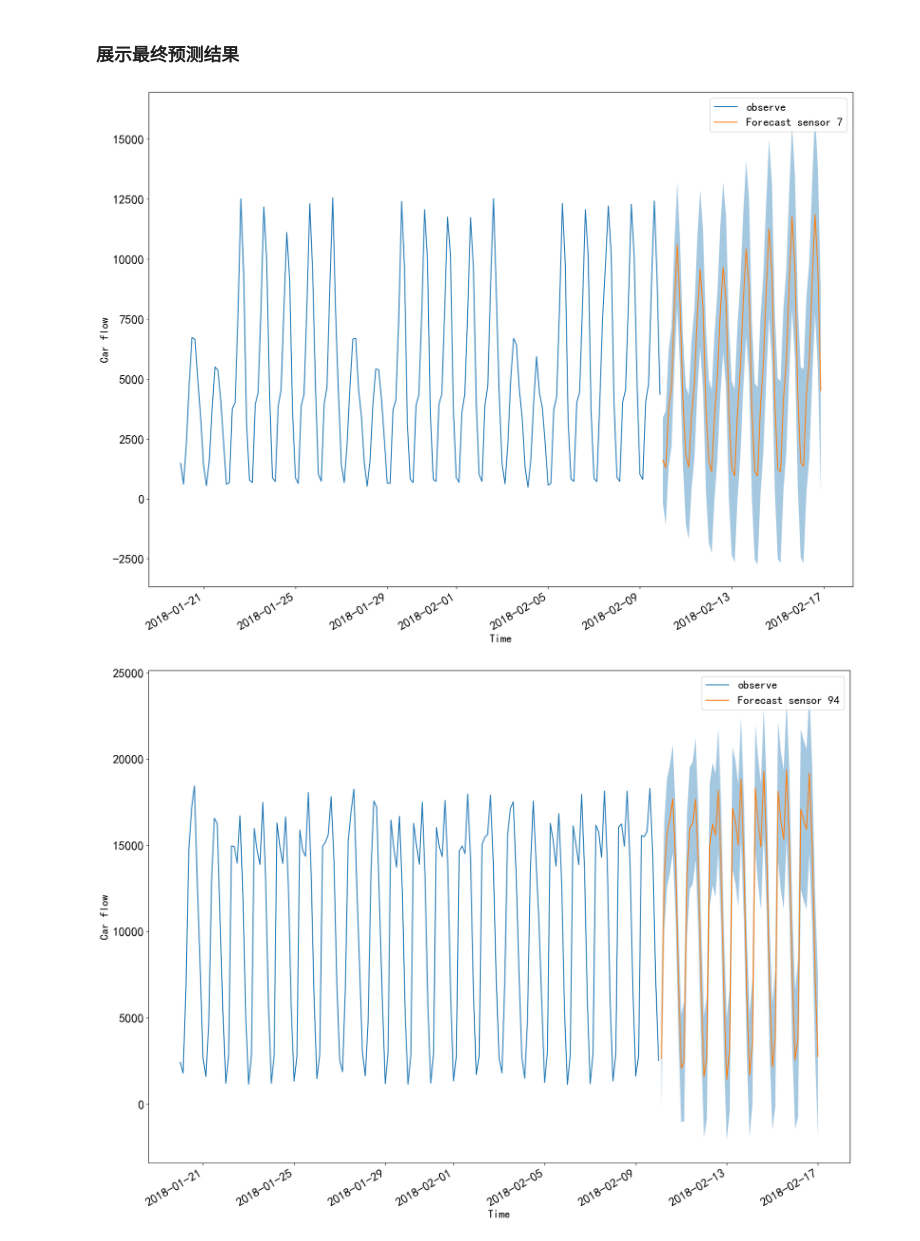
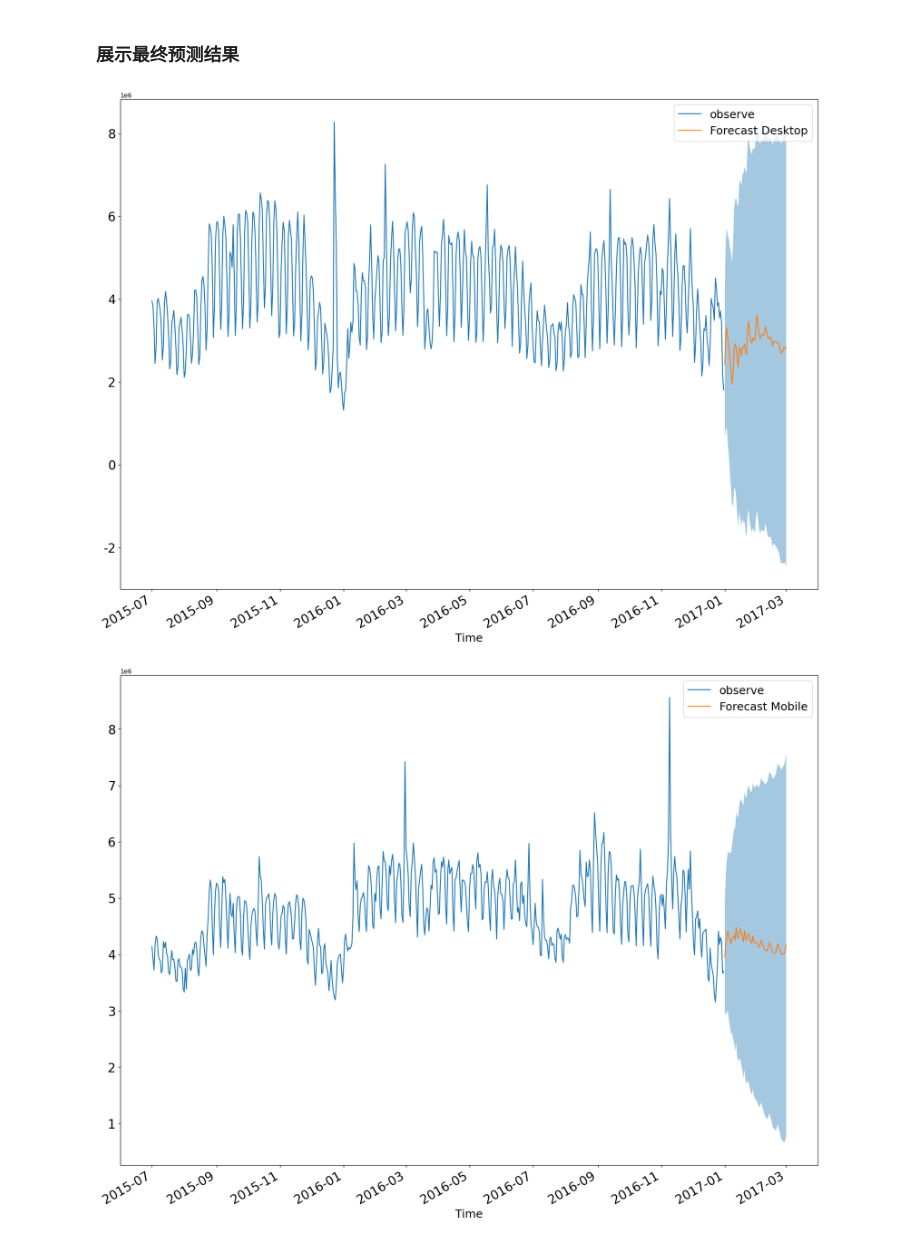
Before and after one commit to wyfdapig/learn_code, a Jupyter notebook: TStest/test2/homework3.ipynb, the cells around one changed output. Cells and saved outputs as stored; diff of their text form; code cells hidden in the pictures.

```diff
--- a/TStest/test2/homework3.ipynb
+++ b/TStest/test2/homework3.ipynb
@@ -69,0 +94,4 @@ Length: 145063, dtype: float64
+# %%
+data.index = data.index.astype(str)
+data.set_index('Page', inplace=True)
+data.index
@@ -69,0 +116,7 @@ Length: 145063, dtype: float64
+# %%
+dataES_desktop = data.loc['100_metros_es.wikipedia.org_desktop_all-agents':'Francisco_el_matemático_(serie_de_televisión_de_2017)_es.wikipedia.org_desktop_all-agents', :]
+# print(dataES_desktop, dataES_desktop.shape)
+
+# 把桌面端的点击量求和
+dataES_desktop_sum = dataES_desktop.sum(axis=0)
+print(dataES_desktop_sum)
@@ -294,8 +383,8 @@ ARIMA(2, 1, 2)x(2, 1, 2, 8) - AIC:2499.984707816657
 # %% [markdown]
 ### 接下来进行参数检验
 # %%
-mods7 = tsa.SARIMAX(datas7, order=(0,1,2), seasonal_order=(2,1,2,8))
-resultss7 = mods7.fit()
-test_white_noise(resultss7.resid)
-fig_results7 = resultss7.plot_diagnostics(figsize=(15,12))
+mod_desktop = tsa.SARIMAX(dataES_desktop_sum, order=(0,1,2), seasonal_order=(2,1,2,8))
+results_desktop = mod_desktop.fit()
+test_white_noise(results_desktop.resid)
+fig_results_desktop = results_desktop.plot_diagnostics(figsize=(15,12))
 # %% [output]
@@ -370,4 +447,4 @@ RMSE:  990.0016030390273
 # %%
-forecasts7 = resultss7.get_forecast(steps=56)
-fig = forecasts7.predicted_mean.plot()
+forecasts_desktop = results_desktop.get_forecast(steps=60)
+fig = forecasts_desktop.predicted_mean.plot()
 # %% [output]
@@ -380,41 +457,38 @@ fig = forecasts94.predicted_mean.plot()
 # %% [markdown]
 ### 展示最终预测结果
 # %%
-# 确保 datas7 和 forecasts7 都有 DatetimeIndex
-datas7.index = pd.to_datetime(datas7.index)
-forecasts7.predicted_mean.index = pd.to_datetime(forecasts7.predicted_mean.index)
+dataES_desktop_sum.index = pd.to_datetime(dataES_desktop_sum.index)
+forecasts_desktop.predicted_mean.index = pd.to_datetime(forecasts_desktop.predicted_mean.index)
 
 # 重新绘制图形
 fig, ax = plt.subplots(figsize=(20,16))
-ax.plot(datas7, label='observe')
-forecasts7.predicted_mean.plot(ax=ax, label='Forecast sensor 7')
-ax.fill_between(forecasts7.conf_int().index,
-                forecasts7.conf_int().iloc[:, 0],
-                forecasts7.conf_int().iloc[:, 1], alpha=0.4)
+ax.plot(dataES_desktop_sum, label='observe')
+forecasts_desktop.predicted_mean.plot(ax=ax, label='Forecast Desktop')
+ax.fill_between(forecasts_desktop.conf_int().index,
+                forecasts_desktop.conf_int().iloc[:, 0],
+                forecasts_desktop.conf_int().iloc[:, 1], alpha=0.4)
 ax.set_xlabel('Time', fontsize=18)
-ax.set_ylabel('Car flow', fontsize=18)
 ax.legend(loc='best', fontsize=18)
 plt.xticks(fontsize=20)
 plt.yticks(fontsize=20)
 plt.show()
 # %% [output]
-[figure, old version]
+[figure, new version]
 # %%
-datas94.index = pd.to_datetime(datas94.index)
-forecasts94.predicted_mean.index = pd.to_datetime(forecasts94.predicted_mean.index)
+dataES_mobile_sum.index = pd.to_datetime(dataES_mobile_sum.index)
+forecasts_mobile.predicted_mean.index = pd.to_datetime(forecasts_mobile.predicted_mean.index)
 
 # 重新绘制图形
 fig, ax = plt.subplots(figsize=(20,16))
-ax.plot(datas94, label='observe')
-forecasts94.predicted_mean.plot(ax=ax, label='Forecast sensor 94')
-ax.fill_between(forecasts94.conf_int().index,
-                forecasts94.conf_int().iloc[:, 0],
-                forecasts94.conf_int().iloc[:, 1], alpha=0.4)
+ax.plot(dataES_mobile_sum, label='observe')
+forecasts_mobile.predicted_mean.plot(ax=ax, label='Forecast Mobile')
+ax.fill_between(forecasts_mobile.conf_int().index,
+                forecasts_mobile.conf_int().iloc[:, 0],
+                forecasts_mobile.conf_int().iloc[:, 1], alpha=0.4)
 ax.set_xlabel('Time', fontsize=18)
-ax.set_ylabel('Car flow', fontsize=18)
 ax.legend(loc='best', fontsize=18)
 plt.xticks(fontsize=20)
 plt.yticks(fontsize=20)
 plt.show()
 # %% [output]
-[figure, old version]
+[figure, new version]
```
Also changed, not shown: parts of 54 cells of this notebook.
